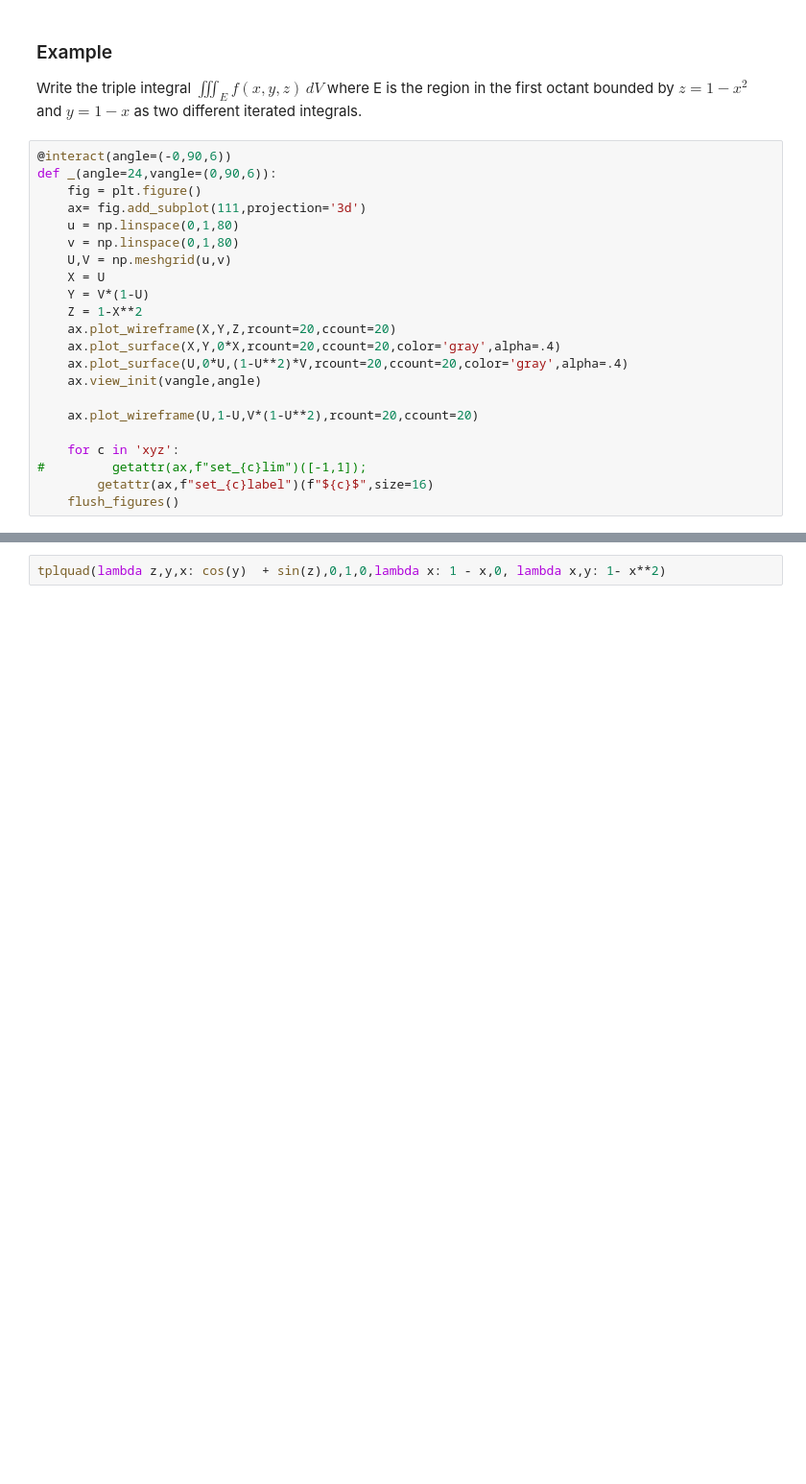
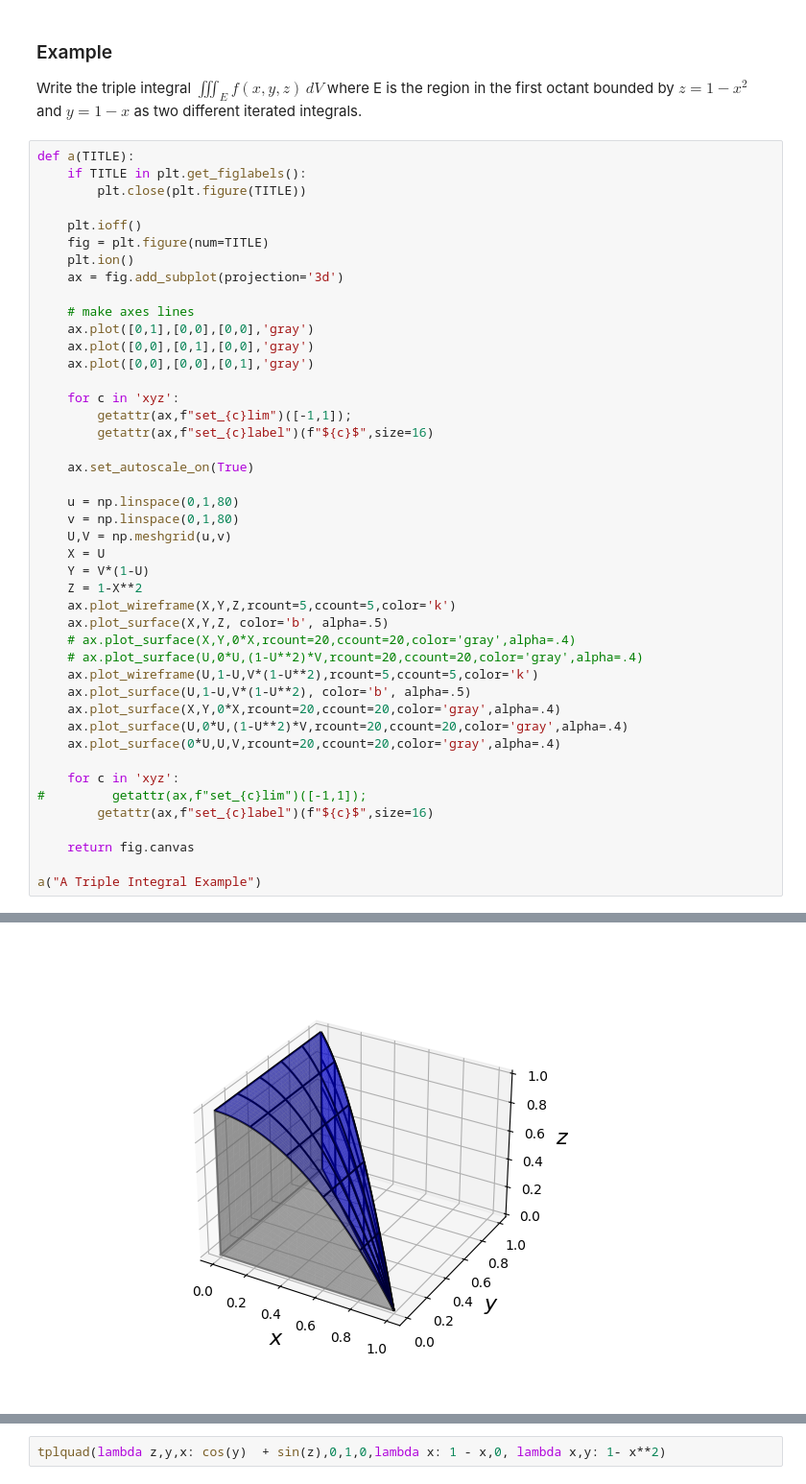
Before and after one commit to drewyoungren/mvc, a Jupyter notebook: lec/mvc-L15.ipynb, the cells around one changed output, grey strips where cells are left out. Shown at 96% size. Saved outputs shown, nothing was run; the diff lists cells and outputs as text; blank space fills up the shorter version.

```diff
--- a/lec/mvc-L15.ipynb
+++ b/lec/mvc-L15.ipynb
@@ -90,25 +90,47 @@ It is worth practicing sketching in 3D (and keeping a graphing tool like CalcPlo
 
 Write the triple integral $\iiint_E f(x,y,z)\,dV$ where E is the region in the first octant bounded by $z = 1-x^2$ and $y = 1-x$ as two different iterated integrals.
 # %%
-@interact(angle=(-0,90,6))
-def _(angle=24,vangle=(0,90,6)):
-    fig = plt.figure()
-    ax= fig.add_subplot(111,projection='3d')
+def a(TITLE):
+    if TITLE in plt.get_figlabels():
+        plt.close(plt.figure(TITLE))
+
+    plt.ioff()
+    fig = plt.figure(num=TITLE)
+    plt.ion()
+    ax = fig.add_subplot(projection='3d')
+
+    # make axes lines
+    ax.plot([0,1],[0,0],[0,0],'gray')
+    ax.plot([0,0],[0,1],[0,0],'gray')
+    ax.plot([0,0],[0,0],[0,1],'gray')
+
+    for c in 'xyz':
+        getattr(ax,f"set_{c}lim")([-1,1]);
+        getattr(ax,f"set_{c}label")(f"${c}$",size=16)
+
+    ax.set_autoscale_on(True)
+
     u = np.linspace(0,1,80)
     v = np.linspace(0,1,80)
     U,V = np.meshgrid(u,v)
     X = U
     Y = V*(1-U)
     Z = 1-X**2
-    ax.plot_wireframe(X,Y,Z,rcount=20,ccount=20)
+    ax.plot_wireframe(X,Y,Z,rcount=5,ccount=5,color='k')
+    ax.plot_surface(X,Y,Z, color='b', alpha=.5)
+    # ax.plot_surface(X,Y,0*X,rcount=20,ccount=20,color='gray',alpha=.4)
+    # ax.plot_surface(U,0*U,(1-U**2)*V,rcount=20,ccount=20,color='gray',alpha=.4)
+    ax.plot_wireframe(U,1-U,V*(1-U**2),rcount=5,ccount=5,color='k')
+    ax.plot_surface(U,1-U,V*(1-U**2), color='b', alpha=.5)
     ax.plot_surface(X,Y,0*X,rcount=20,ccount=20,color='gray',alpha=.4)
     ax.plot_surface(U,0*U,(1-U**2)*V,rcount=20,ccount=20,color='gray',alpha=.4)
-    ax.view_init(vangle,angle)
-
-    ax.plot_wireframe(U,1-U,V*(1-U**2),rcount=20,ccount=20)
+    ax.plot_surface(0*U,U,V,rcount=20,ccount=20,color='gray',alpha=.4)
 
     for c in 'xyz':
 #         getattr(ax,f"set_{c}lim")([-1,1]);
         getattr(ax,f"set_{c}label")(f"${c}$",size=16)
-    flush_figures()
+
+    return fig.canvas
+
+a("A Triple Integral Example")
 # %% [output]
@@ -116,2 +137,3 @@ interactive(children=(IntSlider(value=24, description='angle', max=90, step=6),
+[figure, added]
 # %% [markdown]
 <p style="padding-bottom:40%;"> </p>
```
Also changed, not shown: parts of 25 cells of this notebook.
